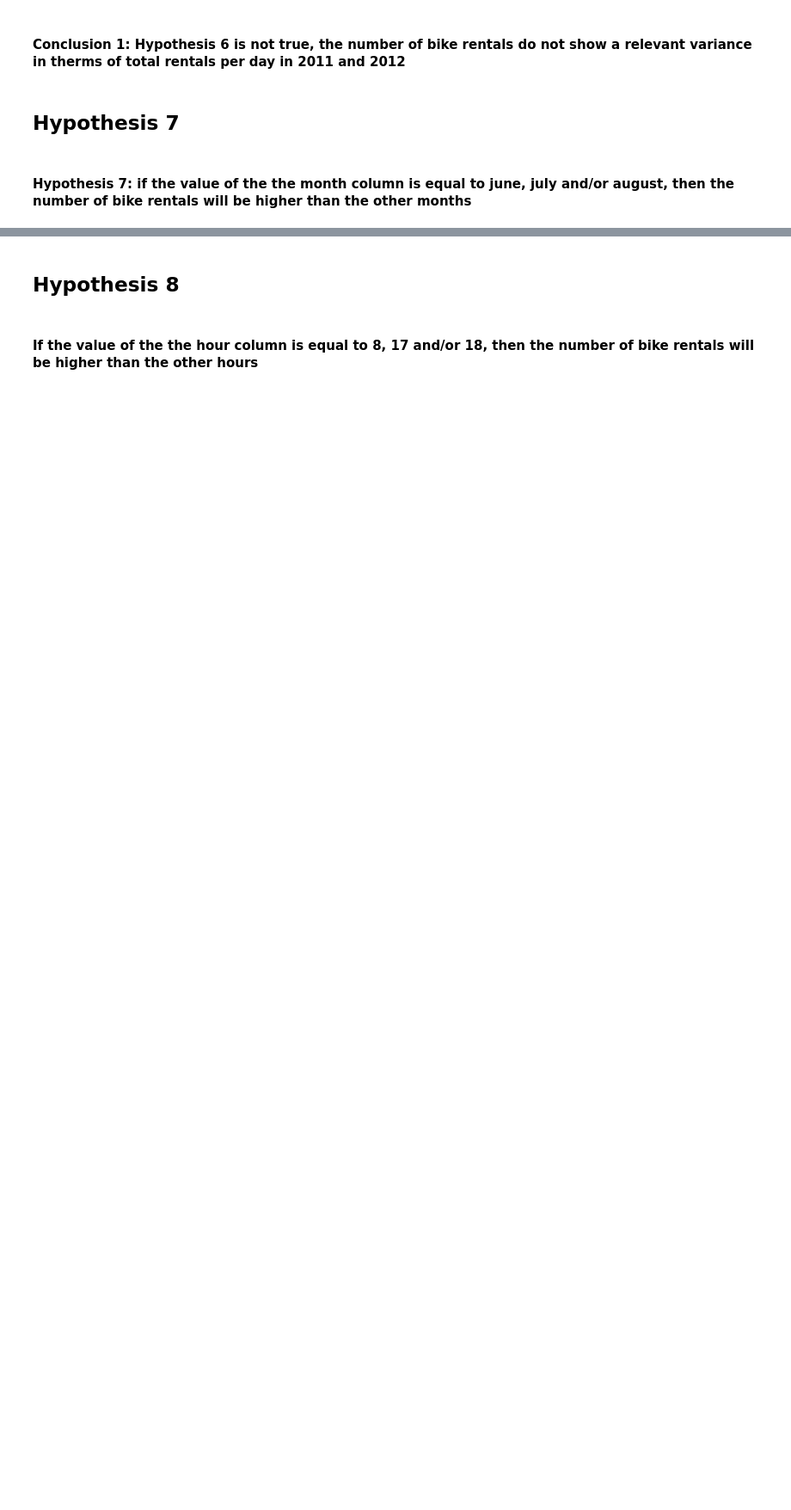
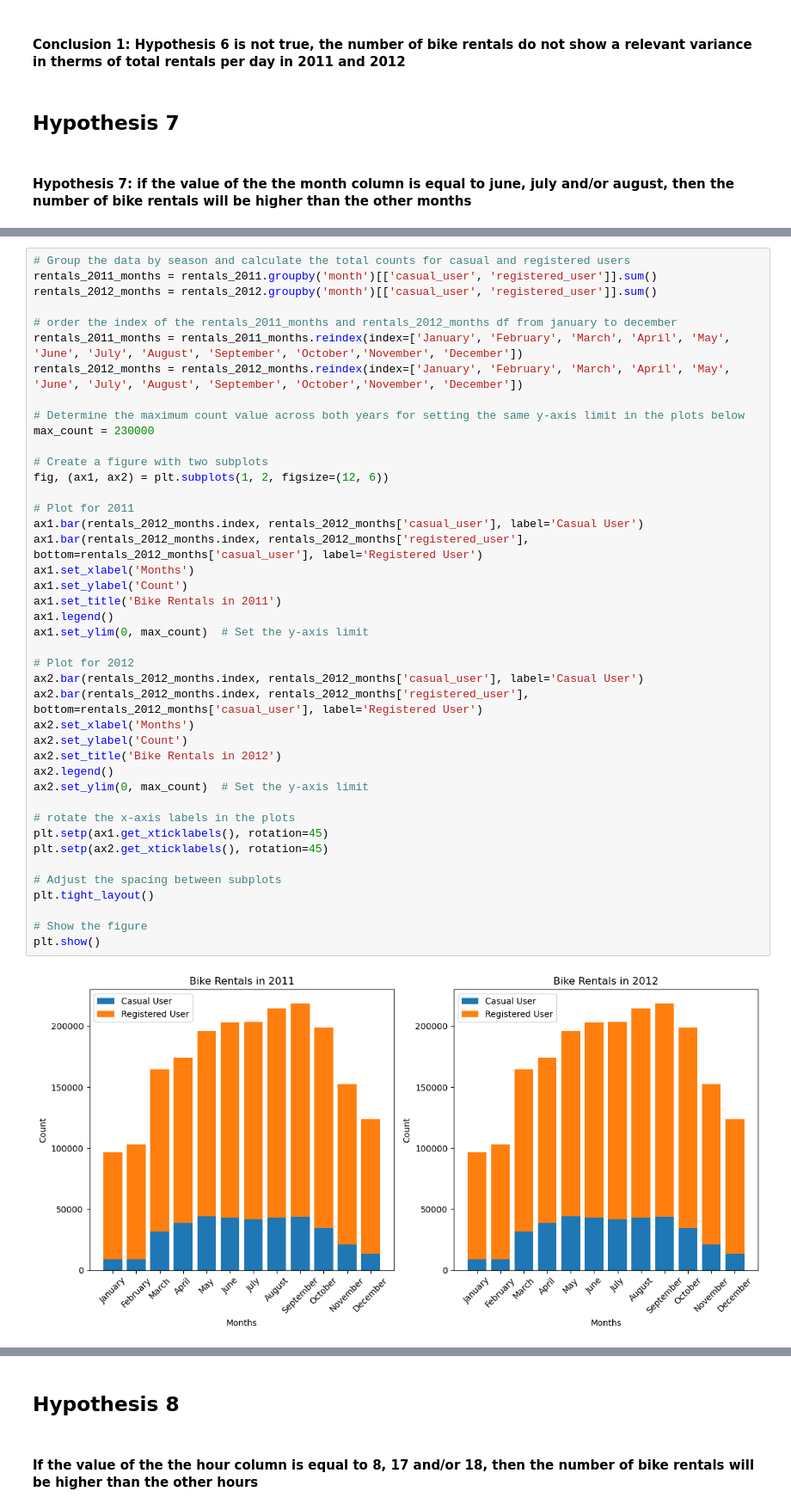
Before and after one commit to MaxLopezSalgado/capital_bike_sharing, a Jupyter notebook: eda/eda.ipynb, the cells around one changed output, grey strips where cells are left out. Shown at 86% size. Saved outputs shown, nothing was run; the diff lists cells and outputs as text; blank space fills up the shorter version.

```diff
--- a/eda/eda.ipynb
+++ b/eda/eda.ipynb
@@ -272 +237,45 @@ plt.show()
+# %%
+# Group the data by season and calculate the total counts for casual and registered users
+rentals_2011_months = rentals_2011.groupby('month')[['casual_user', 'registered_user']].sum()
+rentals_2012_months = rentals_2012.groupby('month')[['casual_user', 'registered_user']].sum()
+
+# order the index of the rentals_2011_months and rentals_2012_months df from january to december
+rentals_2011_months = rentals_2011_months.reindex(index=['January', 'February', 'March', 'April', 'May', 'June', 'July', 'August', 'September', 'October','November', 'December'])
+rentals_2012_months = rentals_2012_months.reindex(index=['January', 'February', 'March', 'April', 'May', 'June', 'July', 'August', 'September', 'October','November', 'December'])
+
+# Determine the maximum count value across both years for setting the same y-axis limit in the plots below
+max_count = 230000
+
+# Create a figure with two subplots
+fig, (ax1, ax2) = plt.subplots(1, 2, figsize=(12, 6))
+
+# Plot for 2011
+ax1.bar(rentals_2012_months.index, rentals_2012_months['casual_user'], label='Casual User')
+ax1.bar(rentals_2012_months.index, rentals_2012_months['registered_user'], bottom=rentals_2012_months['casual_user'], label='Registered User')
+ax1.set_xlabel('Months')
+ax1.set_ylabel('Count')
+ax1.set_title('Bike Rentals in 2011')
+ax1.legend()
+ax1.set_ylim(0, max_count)  # Set the y-axis limit
+
+# Plot for 2012
+ax2.bar(rentals_2012_months.index, rentals_2012_months['casual_user'], label='Casual User')
+ax2.bar(rentals_2012_months.index, rentals_2012_months['registered_user'], bottom=rentals_2012_months['casual_user'], label='Registered User')
+ax2.set_xlabel('Months')
+ax2.set_ylabel('Count')
+ax2.set_title('Bike Rentals in 2012')
+ax2.legend()
+ax2.set_ylim(0, max_count)  # Set the y-axis limit
+
+# rotate the x-axis labels in the plots
+plt.setp(ax1.get_xticklabels(), rotation=45)
+plt.setp(ax2.get_xticklabels(), rotation=45)
+
+# Adjust the spacing between subplots
+plt.tight_layout()
+
+# Show the figure
+plt.show()
+# %% [output]
+[figure, added]
 # %% [markdown]
```
Also changed, not shown: parts of 16 cells of this notebook.
